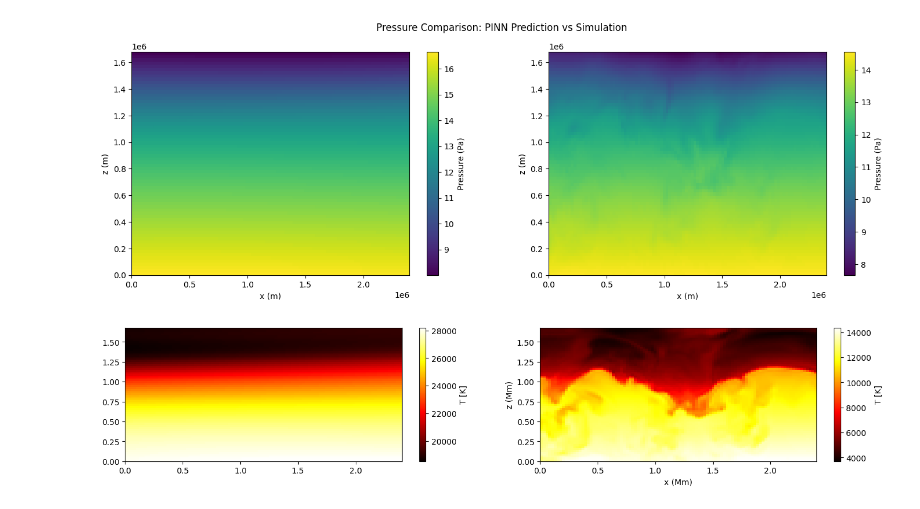
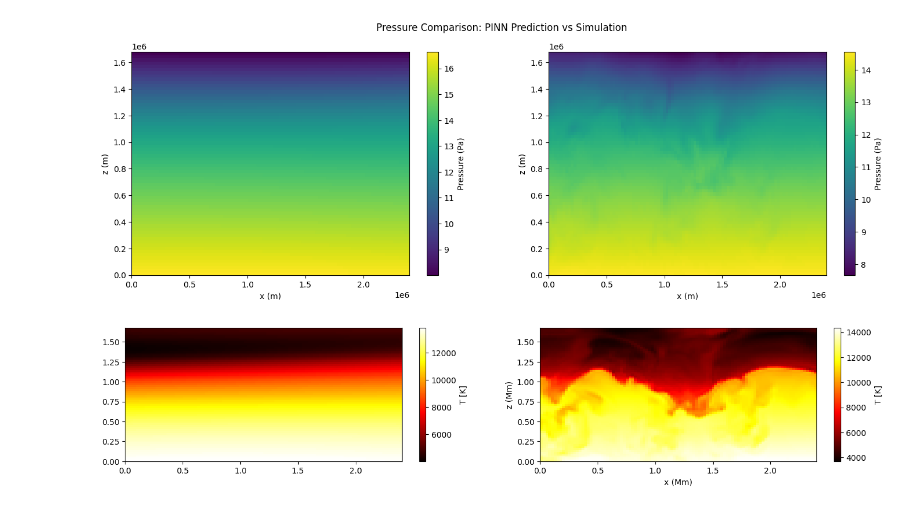
Before and after one commit to davidzivkovic/pinn-mhd-pressure-reconstruction, a Jupyter notebook: pinn-mhd-2D-nomag.ipynb, the cells around one changed output. Drawn from its saved outputs; the diff is of its cells as text; code cells hidden in the pictures.

```diff
--- a/pinn-mhd-2D-nomag.ipynb
+++ b/pinn-mhd-2D-nomag.ipynb
@@ -252,22 +252,19 @@ plt.show()
 # %% [output]
 [figure]
 # %%
-# I want to plot T from the model for all x and z
 XZ_full = torch.cat([X_flat, Z_flat], dim=1).float()
 T_pred_full = model(XZ_full)[:,1]
-T_pred_full = (T_pred_full + 1) * T_max  # Scale T to physical range
+T_pred_full = T_pred_full * T_max  # Scale T to physical range
 T_pred_full = T_pred_full.detach().numpy().reshape(N_x, N_z)
 
 fig, ax = plt.subplots(1, 2, figsize = (17,3))
 ax[0].imshow(T_pred_full.transpose(1,0))
 fig.colorbar(ax[0].imshow(T_pred_full.transpose(1,0), extent=[0, x_max/1e6, 0, z_max/1e6], aspect='auto', origin='lower', cmap='hot'), label = "T [K]")
 
-
-# next to it plot T from the simulation for all x and z
 ax[1].imshow(T_sim.transpose(1,0))
 fig.colorbar(ax[1].imshow(T_sim.transpose(1,0), extent=[0, x_max/1e6, 0, z_max/1e6], aspect='auto', origin='lower', cmap='hot'), label = "T [K]")
 plt.xlabel('x (Mm)')
 plt.ylabel('z (Mm)')
 plt.show()
 # %% [output]
-[figure, old version]
+[figure, new version]
```
Also changed, not shown: parts of 3 cells of this notebook.
